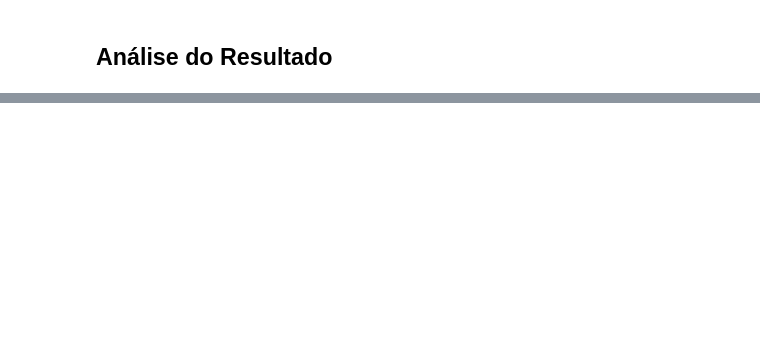
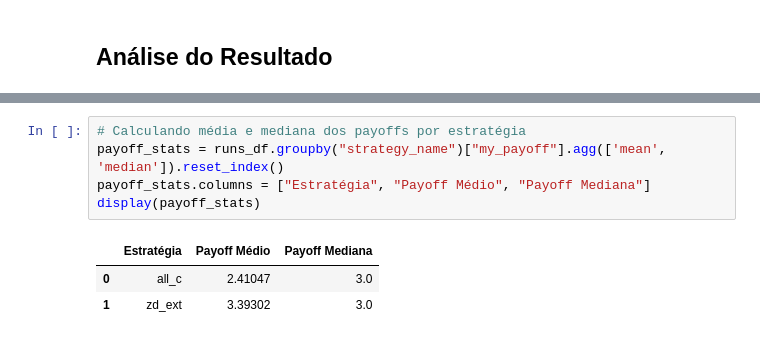
Before and after one commit to sergiolmrivero/examples, a Jupyter notebook: ipd/ipd_scenarios.ipynb, the cells around one changed output, grey strips where cells are left out. Drawn from its saved outputs; the diff is of its cells as text; blank space fills up the shorter version.

```diff
--- a/ipd/ipd_scenarios.ipynb
+++ b/ipd/ipd_scenarios.ipynb
@@ -217,0 +217,9 @@ sns.lmplot(data=sum_runs,
+# %%
+# Calculando média e mediana dos payoffs por estratégia
+payoff_stats = runs_df.groupby("strategy_name")["my_payoff"].agg(['mean', 'median']).reset_index()
+payoff_stats.columns = ["Estratégia", "Payoff Médio", "Payoff Mediana"]
+display(payoff_stats)
+# %% [output]
+|  | Estratégia | Payoff Médio | Payoff Mediana |
+| 0 | all_c | 2.41047 | 3.0 |
+| 1 | zd_ext | 3.39302 | 3.0 |
```
Also changed, not shown: parts of 4 cells of this notebook, 8 other files.
